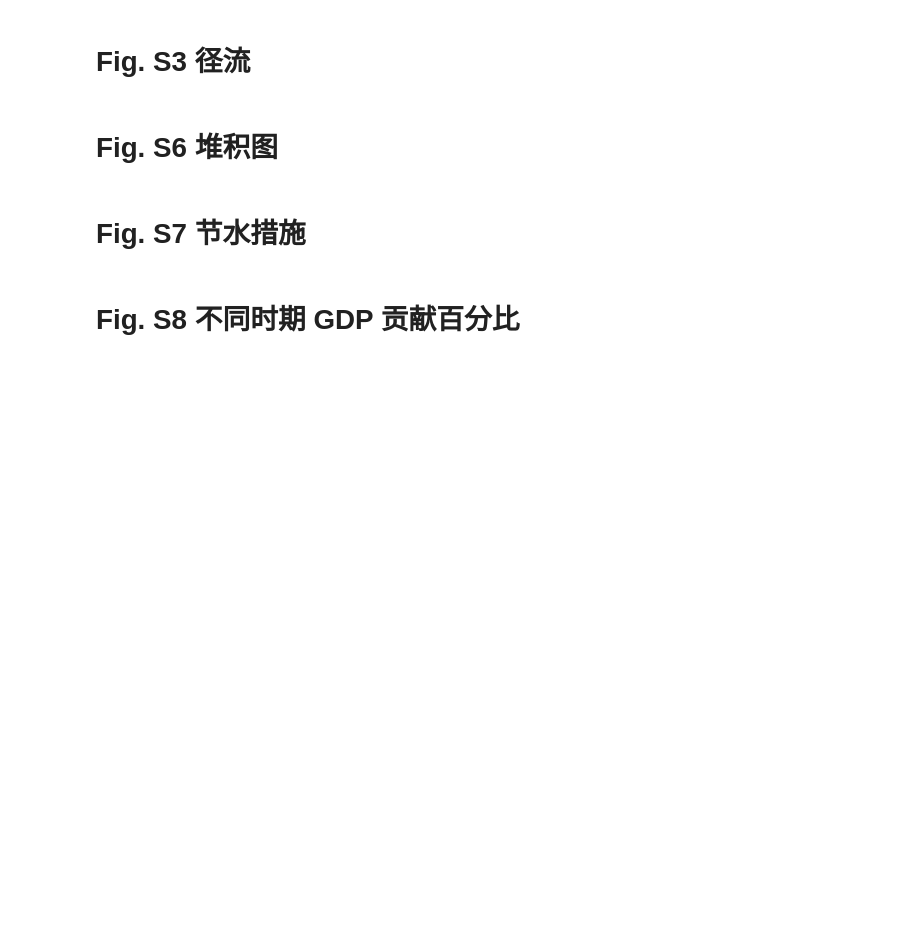
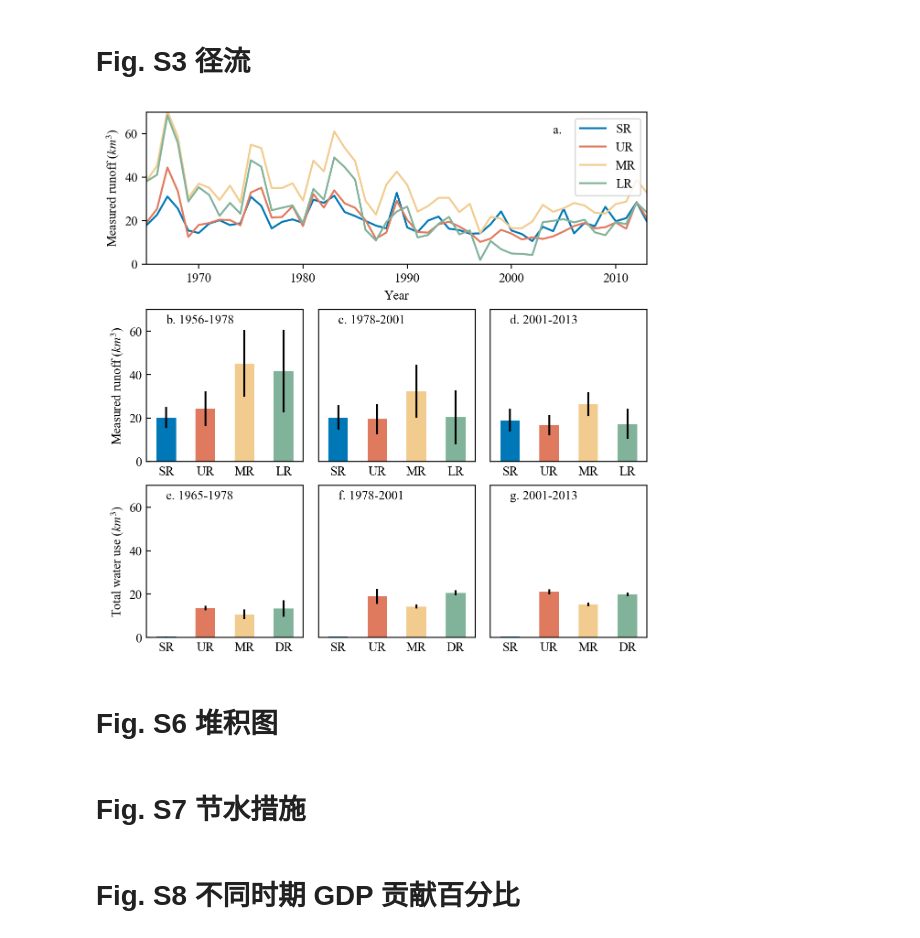
Before and after one commit to SongshGeo/Water-Governance-Regimes, a Jupyter notebook: notebooks/appendix.ipynb, the cells around one changed output. Cells and saved outputs as stored; diff of their text form; code cells hidden in the pictures; blank space fills up the shorter version.

```diff
--- a/notebooks/appendix.ipynb
+++ b/notebooks/appendix.ipynb
@@ -161,11 +184,17 @@ from matplotlib.gridspec import GridSpec
 from regimes_yrb.tools.values import region_colors, REGIONS
 
 # 加载径流和水库数据
+# use_cols = {
+#     "唐乃亥": "源区",  # 唐乃亥控制源区
+#     "头道拐": "上游",  # 头道拐控制上游
+#     "花园口": "中游",  # 花园口控制中游
+#     "利津": "下游",  # 利津控制下游
+# }
 use_cols = {
-    "唐乃亥": "源区",  # 唐乃亥控制源区
-    "头道拐": "上游",  # 头道拐控制上游
-    "花园口": "中游",  # 花园口控制中游
-    "利津": "下游",  # 利津控制下游
+    "唐乃亥": "SR",  # 唐乃亥控制源区
+    "头道拐": "UR",  # 头道拐控制上游
+    "花园口": "MR",  # 花园口控制中游
+    "利津": "LR",  # 利津控制下游
 }
 measured_runoff = pd.read_csv(r"data/hydrology/1956-2016_runoff.csv", index_col="年份")
 measured_runoff = measured_runoff.loc[:, use_cols.keys()]
@@ -182,7 +211,7 @@ ax6 = fig.add_subplot(gs[2, 1])
 ax7 = fig.add_subplot(gs[2, 2])
 axs = [ax1, ax2, ax3]
 
-endpoints = endpoints = [1978, 2001, 2013]
+endpoints = [*cfg.breakpoints, 2013]
 markers = ["b.", "c.", "d."]
 startpoint = measured_runoff.index.min()
 for i, endpoint in enumerate(endpoints):
@@ -192,10 +221,10 @@ for i, endpoint in enumerate(endpoints):
 
     ax.set_ylim(0, 70)
     ax.text(
-        1.2,
+        0.0,
         65,
         "{} {}-{}".format(markers[i], startpoint, endpoint),
-        ha="center",
+        ha="left",
         va="center",
         weight="bold",
     )
@@ -203,14 +232,18 @@ for i, endpoint in enumerate(endpoints):
     ax.axes.get_yaxis().set_visible(False)
     ax.tick_params(axis="x", tickdir="in", bottom=False, labelrotation=0)
     ax.tick_params(axis="y", tickdir="in", bottom=False, labelrotation=0)
+    ax.set_ylim(ax1.get_ylim())
 
-axs[0].set_ylabel("实测径流量")
+# axs[0].set_ylabel("实测径流量")
+axs[0].set_ylabel("Measured runoff")
 axs[0].axes.get_yaxis().set_visible(True)
 
 (measured_runoff / 10).plot(ax=ax4, color=region_colors)  # 径流线图
 ax4.set_xlabel("Year")
-ax4.set_ylabel("实测径流量 ($km^3$)")
-ax1.set_ylabel("实测径流量 ($km^3$)")
+# ax4.set_ylabel("实测径流量 ($km^3$)")
+# ax1.set_ylabel("实测径流量 ($km^3$)")
+ax4.set_ylabel("Measured runoff ($km^3$)")
+ax1.set_ylabel("Measured runoff ($km^3$)")
 ax4.set_xlim(1965, 2013)
 ax4.set_ylim(0, 70)
 
@@ -220,38 +253,42 @@ city_yr = pd.read_csv(
     index_col=0,
 )
 twu_regions = city_yr.groupby(["Region", "Year"])["Total water use"].sum()
 twu_regions = pd.DataFrame({r: twu_regions.loc[r] for r in REGIONS})
 
 axs = [ax5, ax6, ax7]
 markers = ["e.", "f.", "g."]
 startpoint = twu_regions.index.min()
 for i, endpoint in enumerate(endpoints):
     ax = axs[i]
     use_data = twu_regions.loc[startpoint:endpoint, :]
     use_data.mean().plot.bar(yerr=use_data.std(), ax=ax, color=region_colors)
     ax.set_ylim(0, 27)
     ax.text(
-        1.2,
-        24,
+        0.0,
+        65,
         "{} {}-{}".format(markers[i], startpoint, endpoint),
-        ha="center",
+        ha="left",
         va="center",
         weight="bold",
     )
     startpoint = endpoint
     ax.axes.get_yaxis().set_visible(False)
     ax.tick_params(axis="x", tickdir="in", bottom=False, labelrotation=0)
     ax.tick_params(axis="y", tickdir="in", bottom=False, labelrotation=0)
-    ax.set_xticklabels(["源区", "上游", "中游", "下游"])
+    ax.set_ylim(ax1.get_ylim())
+    # ax.set_xticklabels(["源区", "上游", "中游", "下游"])
 
-axs[0].set_ylabel("总用水量 ($km^3$)")
+axs[0].set_ylabel("Total water use ($km^3$)")
+# axs[0].set_ylabel("总用水量 ($km^3$)")
 axs[0].axes.get_yaxis().set_visible(True)
 
 ax4.text(2004, 60, "a.", weight="bold")
 
 plt.savefig("figures/sup/sf_measured_runoff.pdf", dpi=300)
 plt.savefig("figures/sup/sf_measured_runoff.jpg", dpi=300)
 plt.show();
+# %% [output]
+[figure, added]
 # %% [markdown]
 # Fig. S6 堆积图
 # %%
```
Also changed, not shown: parts of 3 cells of this notebook, 10 other files.
